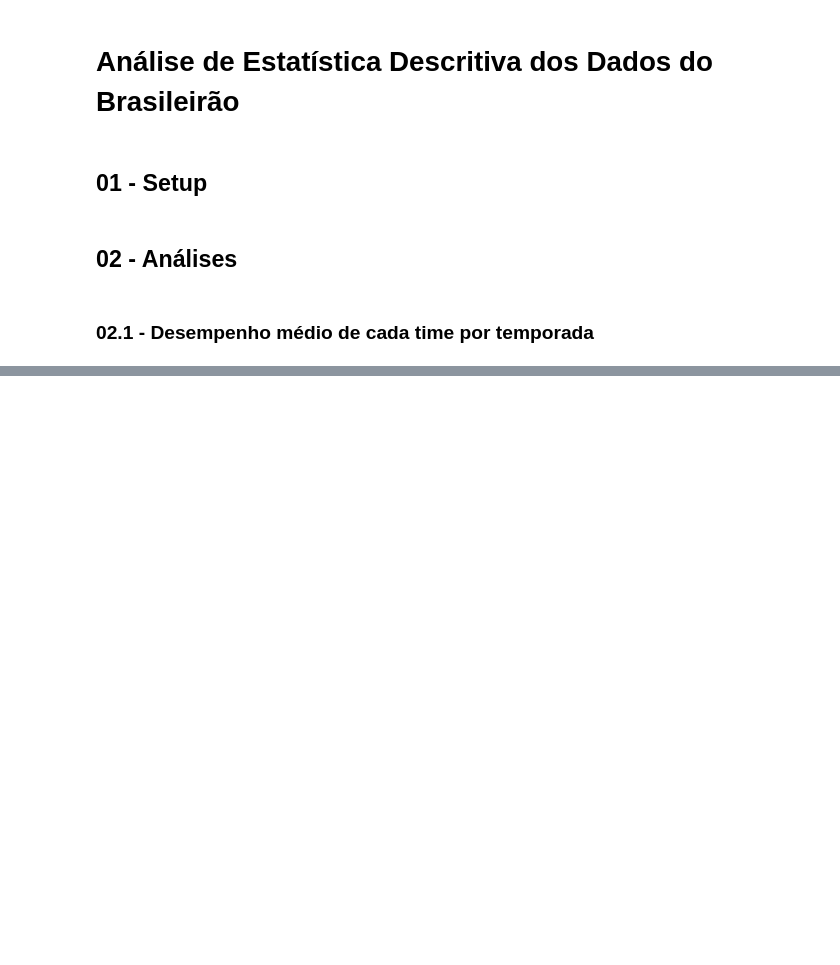
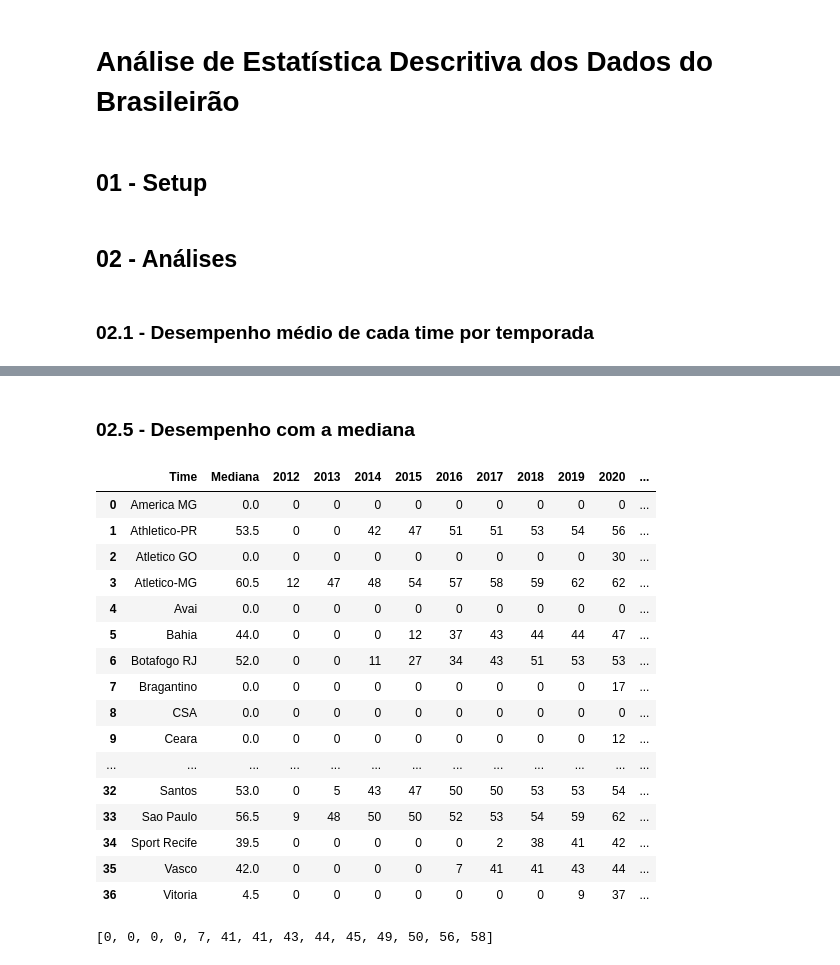
Before and after one commit to MarcusCaue/estatistica-brasileirao, a Jupyter notebook: Atividade-03/relatorio.ipynb, the cells around one changed output, grey strips where cells are left out. Saved outputs shown, nothing was run; the diff lists cells and outputs as text; code cells hidden in the pictures; blank space fills up the shorter version.

```diff
--- a/Atividade-03/relatorio.ipynb
+++ b/Atividade-03/relatorio.ipynb
@@ -131,0 +207,33 @@ calcula_desempenho_pontos_totais()
+# %% [markdown]
+### 02.5 - Desempenho com a mediana
+# %%
+calcula_desempenho_mediana()
+# %% [output]
+|  | Time | Mediana | 2012 | 2013 | 2014 | 2015 | 2016 | 2017 | 2018 | 2019 | 2020 | ... |
+| 0 | America MG | 0.0 | 0 | 0 | 0 | 0 | 0 | 0 | 0 | 0 | 0 | ... |
+| 1 | Athletico-PR | 53.5 | 0 | 0 | 42 | 47 | 51 | 51 | 53 | 54 | 56 | ... |
+| 2 | Atletico GO | 0.0 | 0 | 0 | 0 | 0 | 0 | 0 | 0 | 0 | 30 | ... |
+| 3 | Atletico-MG | 60.5 | 12 | 47 | 48 | 54 | 57 | 58 | 59 | 62 | 62 | ... |
+| 4 | Avai | 0.0 | 0 | 0 | 0 | 0 | 0 | 0 | 0 | 0 | 0 | ... |
+| 5 | Bahia | 44.0 | 0 | 0 | 0 | 12 | 37 | 43 | 44 | 44 | 47 | ... |
+| 6 | Botafogo RJ | 52.0 | 0 | 0 | 11 | 27 | 34 | 43 | 51 | 53 | 53 | ... |
+| 7 | Bragantino | 0.0 | 0 | 0 | 0 | 0 | 0 | 0 | 0 | 0 | 17 | ... |
+| 8 | CSA | 0.0 | 0 | 0 | 0 | 0 | 0 | 0 | 0 | 0 | 0 | ... |
+| 9 | Ceara | 0.0 | 0 | 0 | 0 | 0 | 0 | 0 | 0 | 0 | 12 | ... |
+| ... | ... | ... | ... | ... | ... | ... | ... | ... | ... | ... | ... | ... |
+| 32 | Santos | 53.0 | 0 | 5 | 43 | 47 | 50 | 50 | 53 | 53 | 54 | ... |
+| 33 | Sao Paulo | 56.5 | 9 | 48 | 50 | 50 | 52 | 53 | 54 | 59 | 62 | ... |
+| 34 | Sport Recife | 39.5 | 0 | 0 | 0 | 0 | 0 | 2 | 38 | 41 | 42 | ... |
+| 35 | Vasco | 42.0 | 0 | 0 | 0 | 0 | 7 | 41 | 41 | 43 | 44 | ... |
+| 36 | Vitoria | 4.5 | 0 | 0 | 0 | 0 | 0 | 0 | 0 | 9 | 37 | ... |
+# %%
+temporadas = sorted(list(set(brasileirao.Season)))
+
+pontos_campeonato = []
+for temp in temporadas:
+  pontos = calcula_pontos_time("Vasco", temp)
+  pontos_campeonato.append(pontos)
+
+print(sorted(pontos_campeonato))
+# %% [output]
+[0, 0, 0, 0, 7, 41, 41, 43, 44, 45, 49, 50, 56, 58]
```
Also changed, not shown: parts of 7 cells of this notebook.
